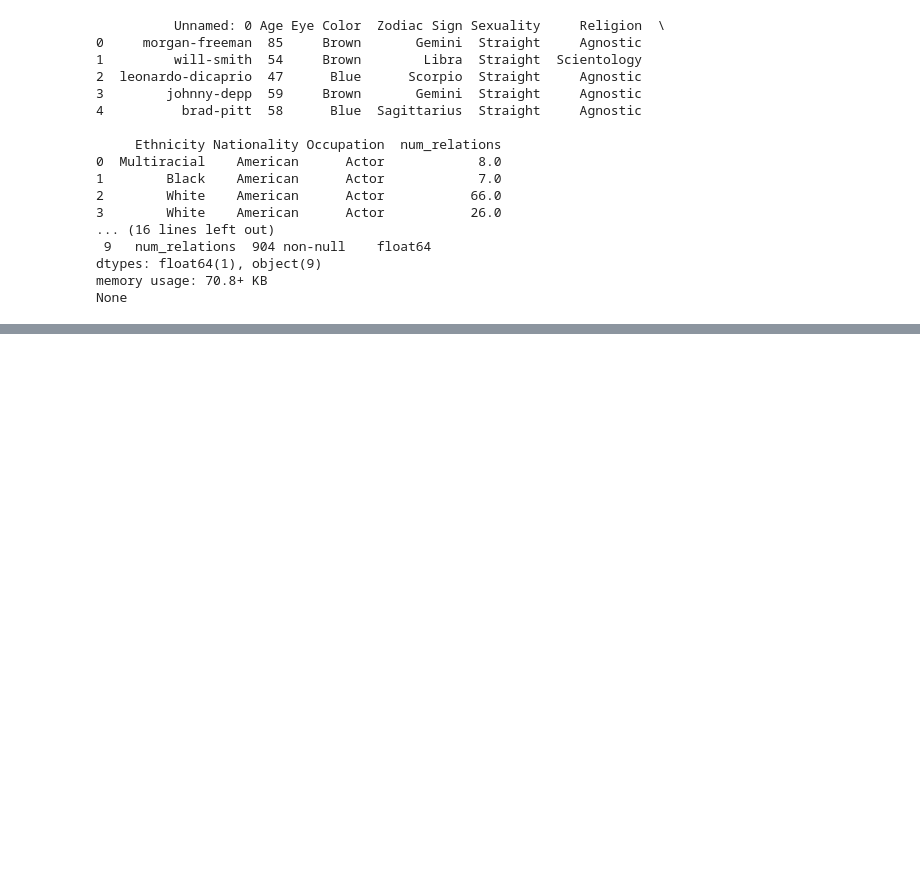
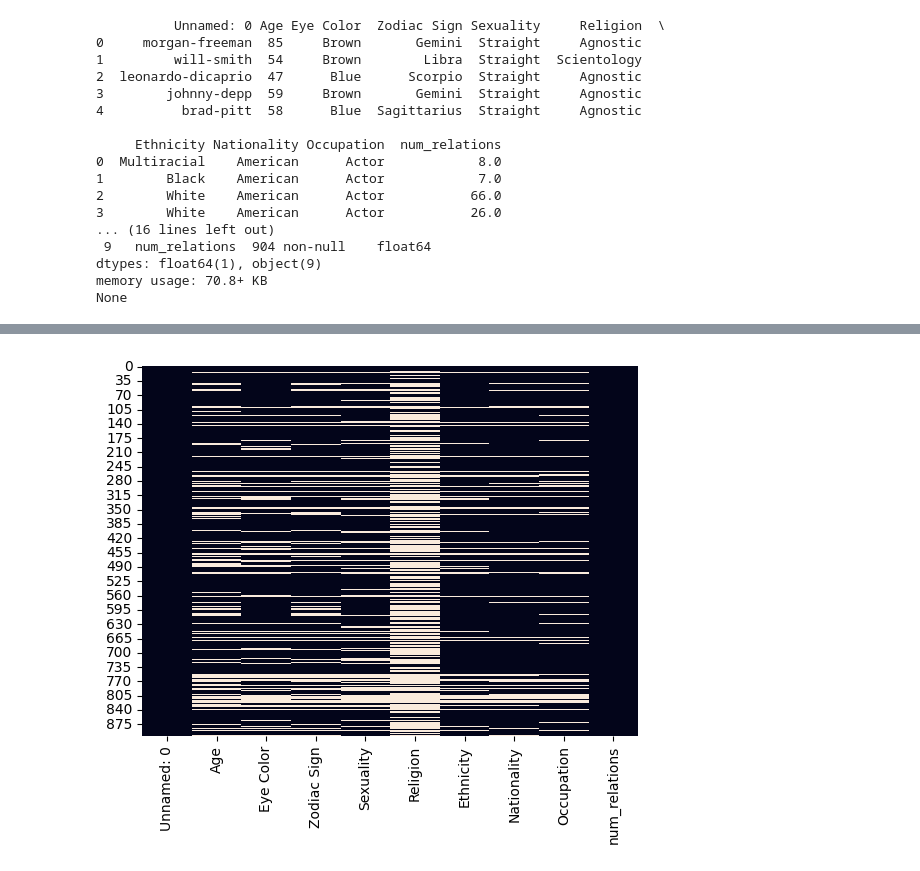
Before and after one commit to claireguyatt/Whos-Dated-Who, a Jupyter notebook: WDW.ipynb, the cells around one changed output, grey strips where cells are left out. Saved outputs shown, nothing was run; the diff lists cells and outputs as text; code cells hidden in the pictures; blank space fills up the shorter version.

```diff
--- a/WDW.ipynb
+++ b/WDW.ipynb
@@ -36,6 +36,16 @@ wdw_df['num_relations'].value_counts()[:20].plot(kind='barh', title="Most to lea
 # %%
+# PREPROCESSING
+
 # The most common number of relationships is 0. Doesn't make sense - to be included in the dataset each person
 # had to have at least one relationship. Remove the incorrect data (all rows with num_relations==0)
+# Also safe to assume those with single relationships are only on the site for a single well-known partner
+
+# heat map of missing data before getting rid of 0/1 relationship rows
+
+sns.heatmap(wdw_df.isnull(), cbar=False)
 
 wdw_df = wdw_df[wdw_df.num_relations != 0]
+wdw_df = wdw_df[wdw_df.num_relations != 1]
+# %% [output]
+[figure, added]
 # %%
```
Also changed, not shown: parts of 13 cells of this notebook, 4 other files.
